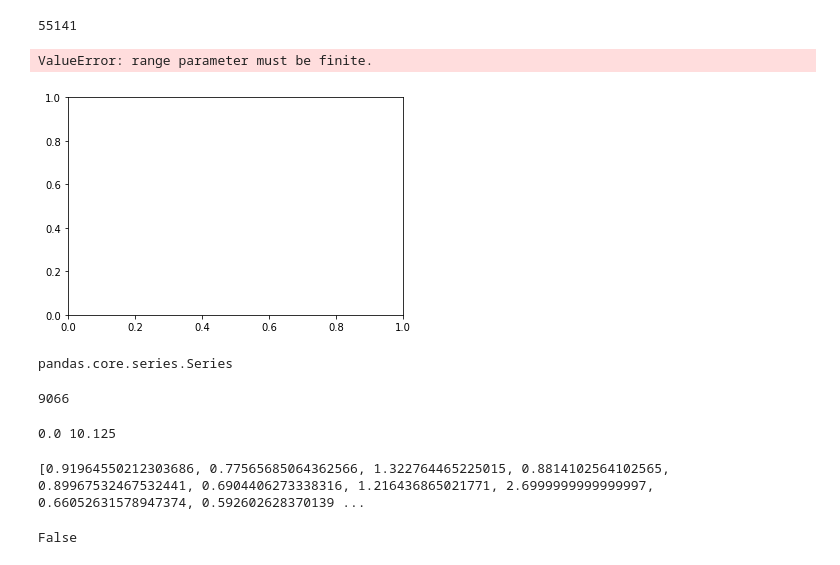
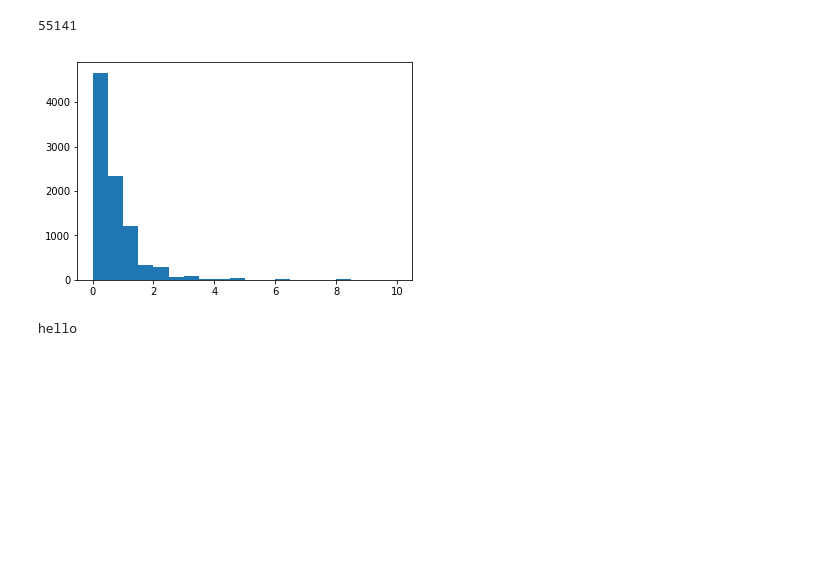
Before and after one commit to satyatumati/Collaborative-Filtering, a Jupyter notebook: Project 3_v1.ipynb, the cells around one changed output. Saved outputs shown, nothing was run; the diff lists cells and outputs as text; code cells hidden in the pictures; blank space fills up the shorter version.

```diff
--- a/Project 3_v1.ipynb
+++ b/Project 3_v1.ipynb
@@ -63,28 +63,11 @@ sum(sorted(user_ratings_dict.values(),reverse=True)[:100])
 # %%
 var_list = list(dataset[['movieId','rating']].groupby('movieId').var()['rating'])
 # %%
-plt.hist(var_list,bins=np.arange(min(var_list), max(var_list), 0.5))
+plt.hist(np.nan_to_num(var_list),bins=np.arange(min(var_list), max(var_list), 0.5))
 plt.show()
 # %% [output]
-ValueError: range parameter must be finite.
-[figure, old version]
+[figure, new version]
-# %%
-type(dataset['rating'])
-# %% [output]
-pandas.core.series.Series
-# %%
-len(var_list)
-# %% [output]
-9066
-# %%
-print(min(var_list), max(var_list))
-# %% [output]
-0.0 10.125
 # %%
-print(var_list)
+print('hello')
 # %% [output]
-[0.91964550212303686, 0.77565685064362566, 1.322764465225015, 0.8814102564102565, 0.89967532467532441, 0.6904406273338316, 1.216436865021771, 2.6999999999999997, 0.66052631578947374, 0.592602628370139 ...
+hello
-# %%
-np.isnan(dataset).values.any()
-# %% [output]
-False
```
Also changed, not shown: parts of 2 cells of this notebook.
